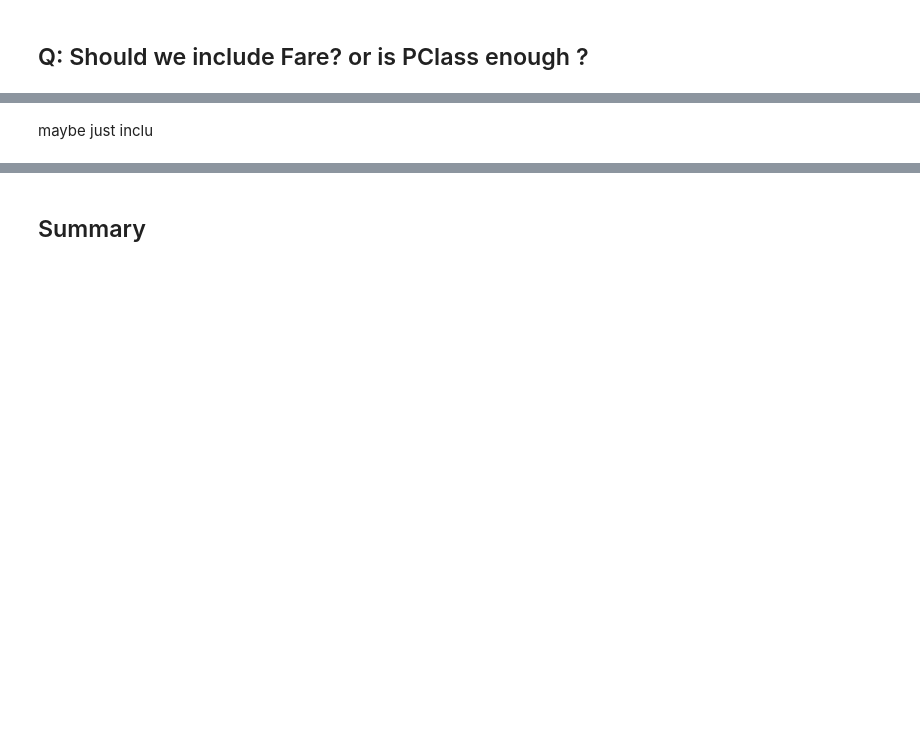
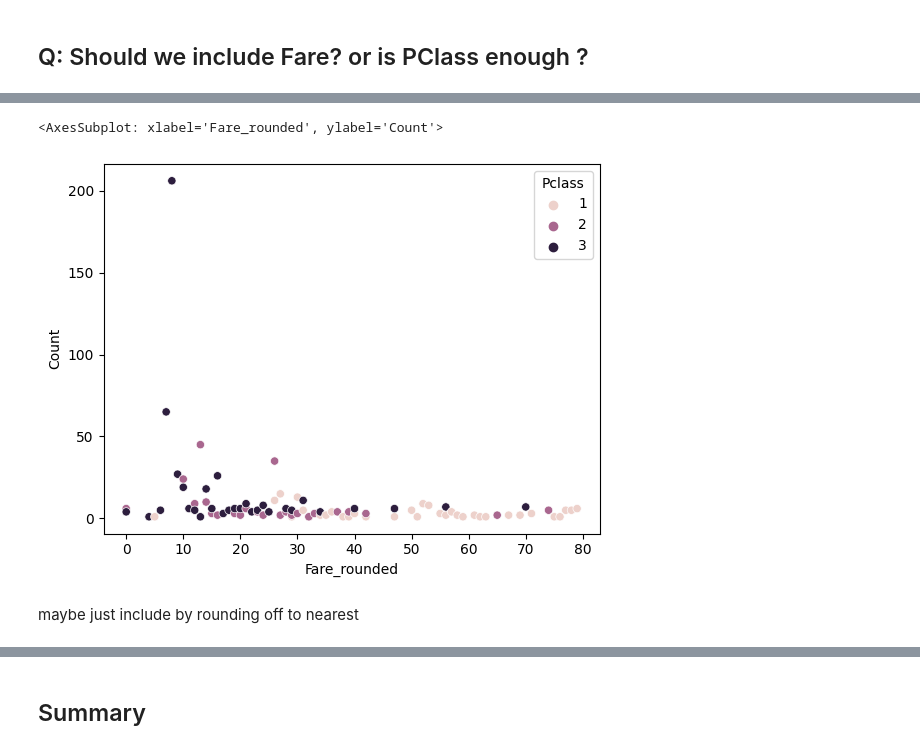
Before and after one commit to Hasitha199310/Titanic, a Jupyter notebook: Titanic Data Analysis.ipynb, the cells around one changed output, grey strips where cells are left out. Saved outputs shown, nothing was run; the diff lists cells and outputs as text; code cells hidden in the pictures; blank space fills up the shorter version.

```diff
--- a/Titanic Data Analysis.ipynb
+++ b/Titanic Data Analysis.ipynb
@@ -323,2 +379,7 @@ sns.displot(train, x='Fare',hue = 'Pclass', kind='kde', fill=True)
+# %%
+sns.scatterplot(train_Fare.loc[train_Fare['Fare_rounded'] < 80], x='Fare_rounded',y ='Count',hue = 'Pclass')
+# %% [output]
+<AxesSubplot: xlabel='Fare_rounded', ylabel='Count'>
+[figure, added]
 # %% [markdown]
-maybe just inclu
+maybe just include by rounding off to nearest
```
Also changed, not shown: parts of 15 cells of this notebook, 5 other files.
